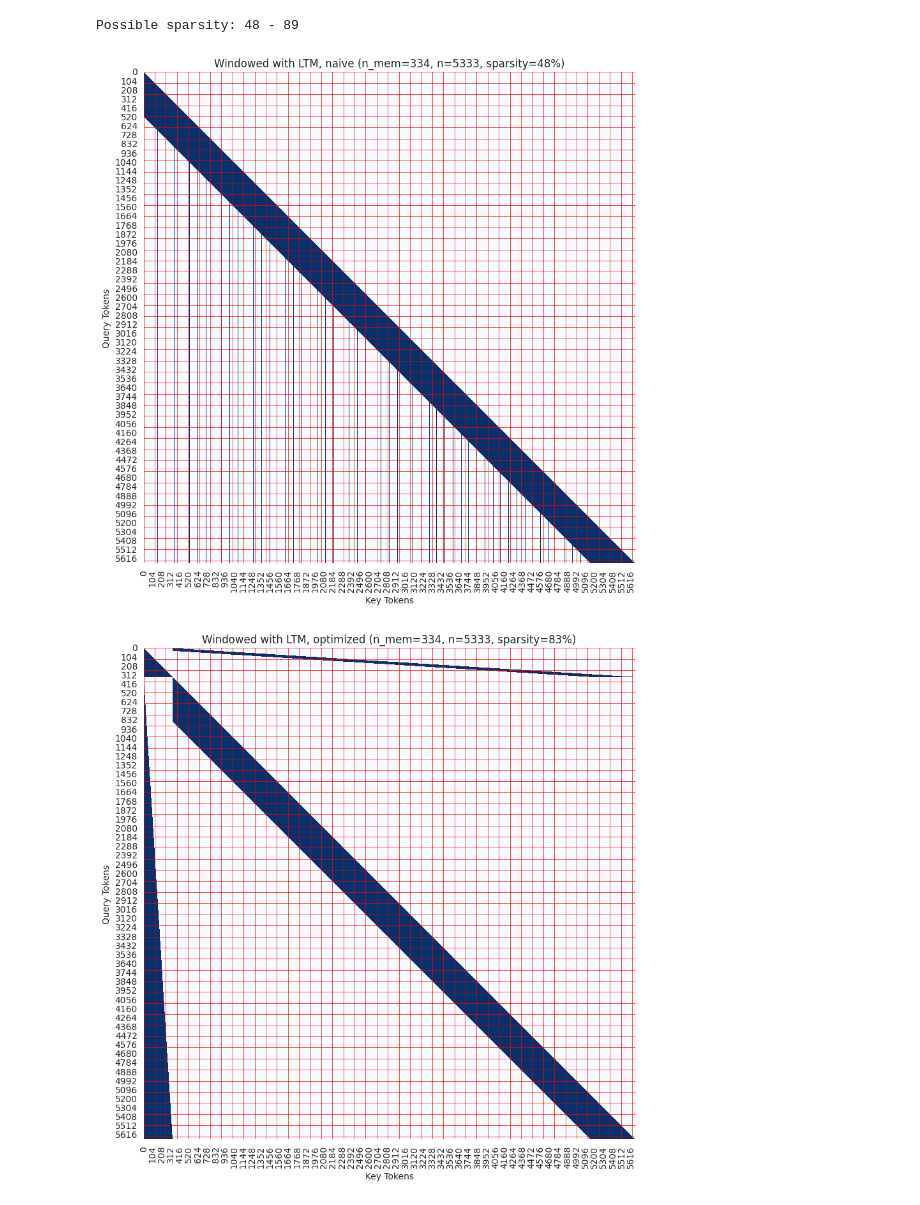
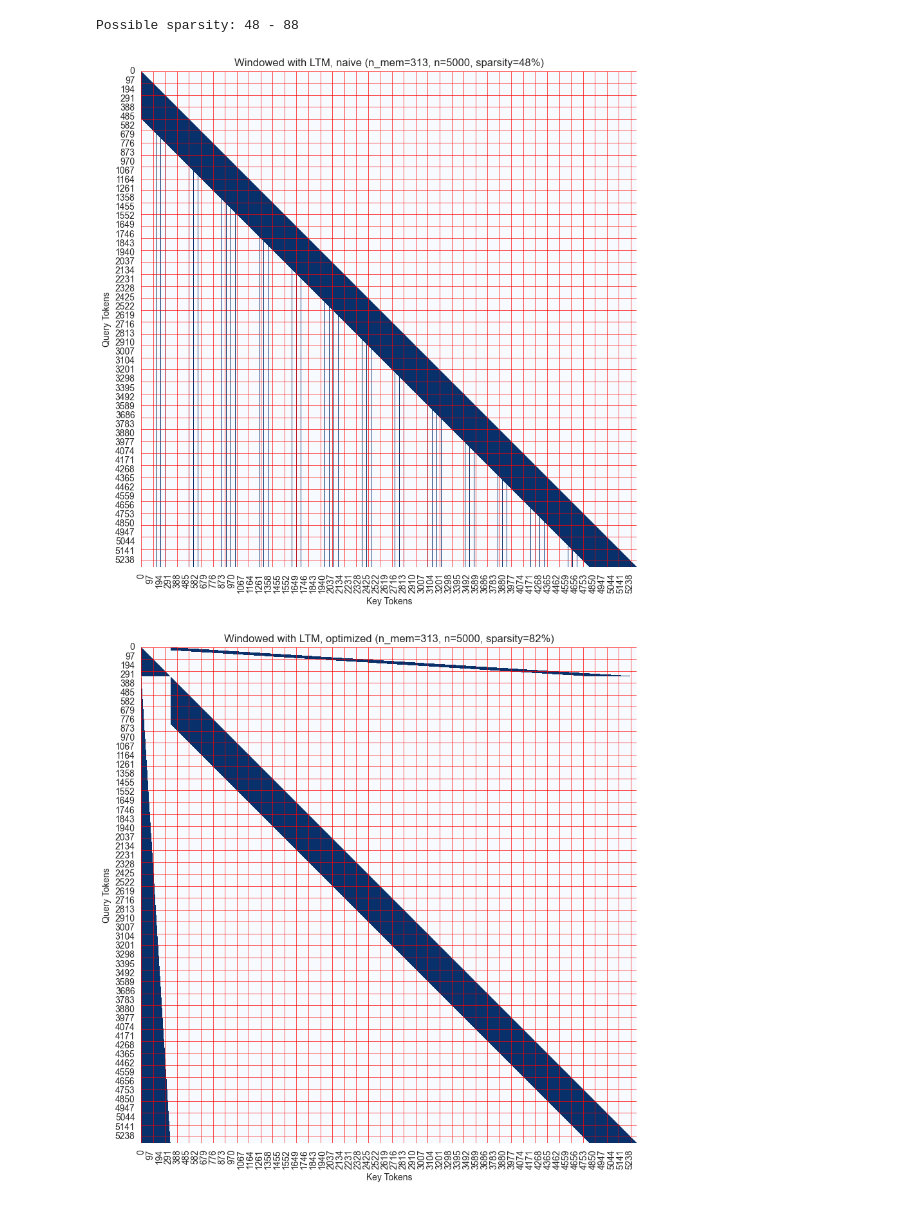
Before and after one commit to ViktorooReps/mem-llm, a Jupyter notebook: benchmark_attn.ipynb, the cells around one changed output. Drawn from its saved outputs; the diff is of its cells as text; code cells hidden in the pictures.

```diff
--- a/benchmark_attn.ipynb
+++ b/benchmark_attn.ipynb
@@ -102,20 +190,30 @@ def visualize_mask(mask, title="", block_size=4, figsize=(10, 10)):
 block_size = 8
 stm_window_size = 4 * block_size
 mem_freq = 4  # 2 times per block
-context = 130
+context = 200
 
 n_mem = (context // mem_freq) + (context % mem_freq > 0)  # 0, 4, 8, 12, ...
 
 mask_mod_opt = create_mask_mod(context, stm_window_size, mem_freq)
 mask_mod_naive = create_mask_mod_naive(stm_window_size, mem_freq)
+mask_mod_exp = create_mask_mod_exp(context, stm_window_size, 2)
 
 n = n_mem + context
+n_exp = context + (context // 2) + (context % 2 > 0)
+
 mask_opt = np.zeros((n, n), dtype=bool)
 mask_naive = np.zeros((n, n), dtype=bool)
+mask_exp = np.zeros((n_exp, n_exp), dtype=bool)
 for q_idx in range(n):
     for kv_idx in range(n):
+        q_idx = torch.as_tensor([q_idx])
+        kv_idx = torch.as_tensor([kv_idx])
         mask_opt[q_idx, kv_idx] = mask_mod_opt(0, 0, q_idx, kv_idx)
         mask_naive[q_idx, kv_idx] = mask_mod_naive(0, 0, q_idx, kv_idx)
+
+for q_idx in range(n_exp):
+    for kv_idx in range(n_exp):
+        mask_exp[q_idx, kv_idx] = mask_mod_exp(0, 0, q_idx, kv_idx)
 
 min_sparsity = int(create_block_mask(lambda b, h, q_idx, kv_idx: q_idx >= kv_idx, None, None, n, n, BLOCK_SIZE=block_size, device='cpu').sparsity())
 max_sparsity = int(create_block_mask(lambda b, h, q_idx, kv_idx: (q_idx >= kv_idx) & (q_idx - kv_idx < stm_window_size), None, None, n, n, BLOCK_SIZE=block_size, device='cpu').sparsity())
@@ -133,4 +231,9 @@ visualize_mask(
     title=f'Windowed with LTM, optimized (n_mem={n_mem}, n={context}, sparsity={opt_sparsity}%)',
     block_size=block_size
 )
+visualize_mask(
+    mask_exp,
+    title=f'Exp-Windowed with LTM, optimized (n_mem={n_mem}, n={context}, sparsity={opt_sparsity}%)',
+    block_size=block_size
+)
 # %% [output]
@@ -140,40 +244,36 @@ Possible sparsity: 47 - 78
 # %%
 # x16 compression
 block_size = 128
 stm_window_size = 4 * block_size
 mem_freq = 16  # 8 times per block
-context = 5333
+context = 5000
 
 n_mem = (context // mem_freq) + (context % mem_freq > 0)  # 0, 4, 8, 12, ...
 
 mask_mod_opt = create_mask_mod(context, stm_window_size, mem_freq)
 mask_mod_naive = create_mask_mod_naive(stm_window_size, mem_freq)
 
 n = n_mem + context
-mask_opt = np.zeros((n, n), dtype=bool)
-mask_naive = np.zeros((n, n), dtype=bool)
-for q_idx in range(n):
-    for kv_idx in range(n):
-        mask_opt[q_idx, kv_idx] = mask_mod_opt(0, 0, q_idx, kv_idx)
-        mask_naive[q_idx, kv_idx] = mask_mod_naive(0, 0, q_idx, kv_idx)
+mask_opt = create_mask(mask_mod_opt, 1, 1, n, n, device='cpu').to_dense()[0, 0, :, :]
+mask_naive = create_mask(mask_mod_naive, 1, 1, n, n, device='cpu').to_dense()[0, 0, :, :]
 
 min_sparsity = int(create_block_mask(lambda b, h, q_idx, kv_idx: q_idx >= kv_idx, None, None, n, n, BLOCK_SIZE=block_size, device='cpu').sparsity())
 max_sparsity = int(create_block_mask(lambda b, h, q_idx, kv_idx: (q_idx >= kv_idx) & (q_idx - kv_idx < stm_window_size), None, None, n, n, BLOCK_SIZE=block_size, device='cpu').sparsity())
 opt_sparsity = int(create_block_mask(mask_mod_opt, None, None, n, n, BLOCK_SIZE=block_size, device='cpu').sparsity())
 naive_sparsity = int(create_block_mask(mask_mod_naive, None, None, n, n, BLOCK_SIZE=block_size, device='cpu').sparsity())
 
 print(f'Possible sparsity: {min_sparsity} - {max_sparsity}')
 visualize_mask(
     mask_naive,
     title=f'Windowed with LTM, naive (n_mem={n_mem}, n={context}, sparsity={naive_sparsity}%)',
     block_size=block_size
 )
 visualize_mask(
     mask_opt,
     title=f'Windowed with LTM, optimized (n_mem={n_mem}, n={context}, sparsity={opt_sparsity}%)',
     block_size=block_size
 )
 # %% [output]
-Possible sparsity: 48 - 89
+Possible sparsity: 48 - 88
-[figure, old version]
+[figure, new version]
-[figure, old version]
+[figure, new version]
```
Also changed, not shown: parts of 18 cells of this notebook, 7 other files.
